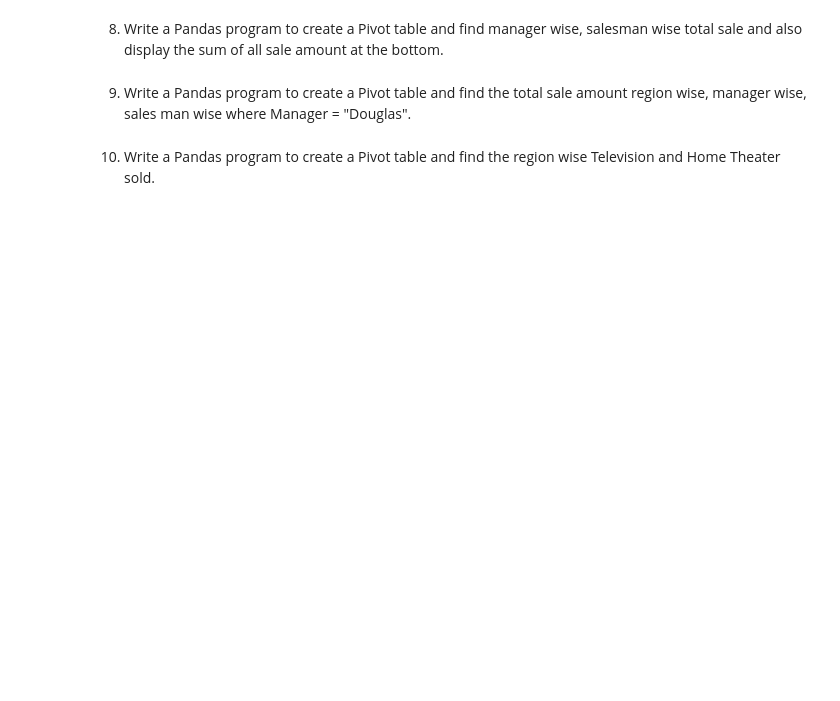
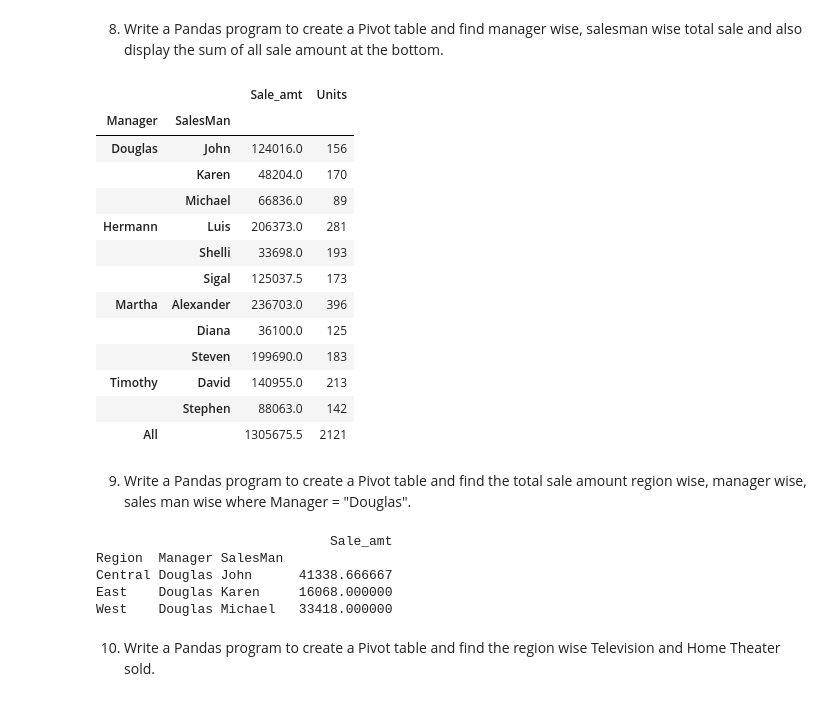
Before and after one commit to vivekc18/pydata, a Jupyter notebook: sales_data.ipynb, the cells around one changed output. Cells and saved outputs as stored; diff of their text form; code cells hidden in the pictures; blank space fills up the shorter version.

```diff
--- a/sales_data.ipynb
+++ b/sales_data.ipynb
@@ -15,6 +140,33 @@
 # %% [markdown]
 8. Write a Pandas program to create a Pivot table and find manager wise, salesman wise total sale and also display the sum of all sale amount at the bottom.
+# %%
+table8=pd.pivot_table(df,index=['Manager','SalesMan'],values=['Units','Sale_amt'],aggfunc='sum',fill_value=0,margins=True)
+table8
+# %% [output]
+|  |  | Sale_amt | Units |
+| Manager | SalesMan |  |  |
+| Douglas | John | 124016.0 | 156 |
+|  | Karen | 48204.0 | 170 |
+|  | Michael | 66836.0 | 89 |
+| Hermann | Luis | 206373.0 | 281 |
+|  | Shelli | 33698.0 | 193 |
+|  | Sigal | 125037.5 | 173 |
+| Martha | Alexander | 236703.0 | 396 |
+|  | Diana | 36100.0 | 125 |
+|  | Steven | 199690.0 | 183 |
+| Timothy | David | 140955.0 | 213 |
+|  | Stephen | 88063.0 | 142 |
+| All |  | 1305675.5 | 2121 |
 # %% [markdown]
 9. Write a Pandas program to create a Pivot table and find the total sale amount region wise, manager wise, sales man wise where Manager = "Douglas".
+# %%
+table9=pd.pivot_table(df,index=['Region','Manager','SalesMan'],values='Sale_amt')
+print(table9.query('Manager==["Douglas"]'))
+# %% [output]
+                              Sale_amt
+Region  Manager SalesMan
+Central Douglas John      41338.666667
+East    Douglas Karen     16068.000000
+West    Douglas Michael   33418.000000
 # %% [markdown]
 10. Write a Pandas program to create a Pivot table and find the region wise Television and Home Theater sold.
```
Also changed, not shown: parts of 12 cells of this notebook.
